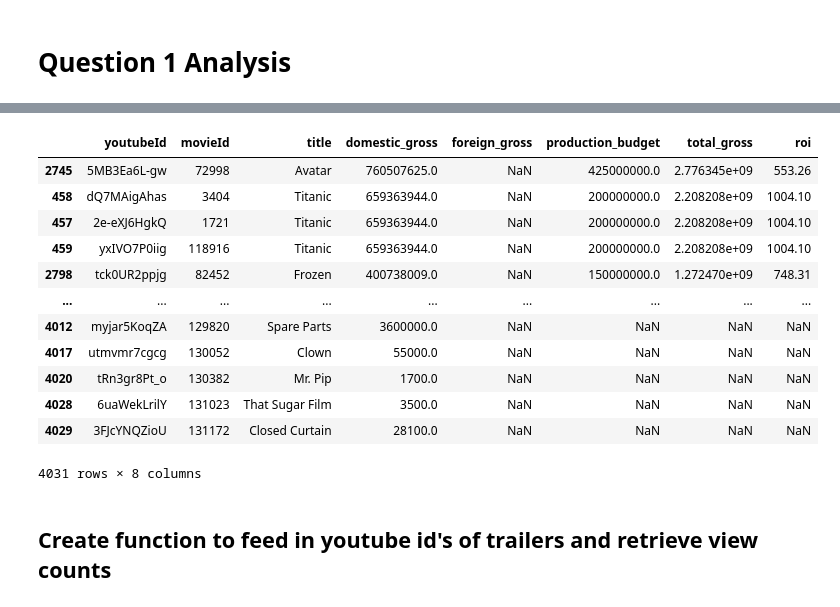
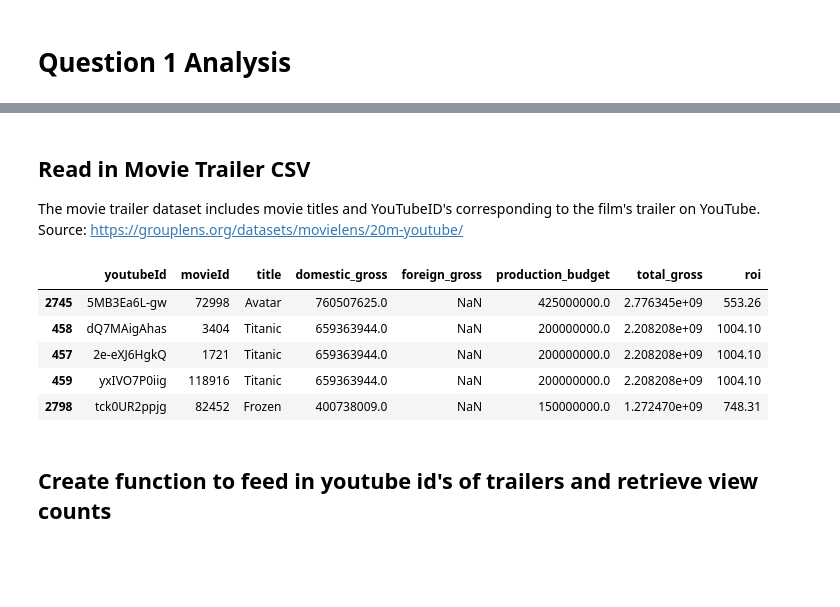
Before and after one commit to khyateed/Movie-Data-Analysis, a Jupyter notebook: student.ipynb, the cells around one changed output, grey strips where cells are left out. Cells and saved outputs as stored; diff of their text form; code cells hidden in the pictures; blank space fills up the shorter version.

```diff
--- a/student.ipynb
+++ b/student.ipynb
@@ -192,24 +216,20 @@ https://grouplens.org/datasets/movielens/20m-youtube/
+# %% [markdown]
+## Read in Movie Trailer CSV
+The movie trailer dataset includes movie titles and YouTubeID's corresponding to the film's trailer on YouTube.<br>Source: https://grouplens.org/datasets/movielens/20m-youtube/
 # %%
 # slice year out of title string, merge with budgets table
 trailers_raw = pd.read_csv('./zippedData/movie_trailers.zip')
 trailers_raw['title'] = trailers_raw['title'].str[:-7]
 trailers = trailers_raw.merge(budget_concat, on='title').sort_values('total_gross', ascending=False) #### remove this later
 ids = list(trailers["youtubeId"].values[:])
-trailers
+trailers.head()
 # %% [output]
 |  | youtubeId | movieId | title | domestic_gross | foreign_gross | production_budget | total_gross | roi |
 | 2745 | 5MB3Ea6L-gw | 72998 | Avatar | 760507625.0 | NaN | 425000000.0 | 2.776345e+09 | 553.26 |
 | 458 | dQ7MAigAhas | 3404 | Titanic | 659363944.0 | NaN | 200000000.0 | 2.208208e+09 | 1004.10 |
 | 457 | 2e-eXJ6HgkQ | 1721 | Titanic | 659363944.0 | NaN | 200000000.0 | 2.208208e+09 | 1004.10 |
 | 459 | yxIVO7P0iig | 118916 | Titanic | 659363944.0 | NaN | 200000000.0 | 2.208208e+09 | 1004.10 |
 | 2798 | tck0UR2ppjg | 82452 | Frozen | 400738009.0 | NaN | 150000000.0 | 1.272470e+09 | 748.31 |
-| ... | ... | ... | ... | ... | ... | ... | ... | ... |
-| 4012 | myjar5KoqZA | 129820 | Spare Parts | 3600000.0 | NaN | NaN | NaN | NaN |
-| 4017 | utmvmr7cgcg | 130052 | Clown | 55000.0 | NaN | NaN | NaN | NaN |
-| 4020 | tRn3gr8Pt_o | 130382 | Mr. Pip | 1700.0 | NaN | NaN | NaN | NaN |
-| 4028 | 6uaWekLrilY | 131023 | That Sugar Film | 3500.0 | NaN | NaN | NaN | NaN |
-| 4029 | 3FJcYNQZioU | 131172 | Closed Curtain | 28100.0 | NaN | NaN | NaN | NaN |
-4031 rows × 8 columns
 # %% [markdown]
 ## Create function to feed in youtube id's of trailers and retrieve view counts
 # %%
```
Also changed, not shown: parts of 37 cells of this notebook.
